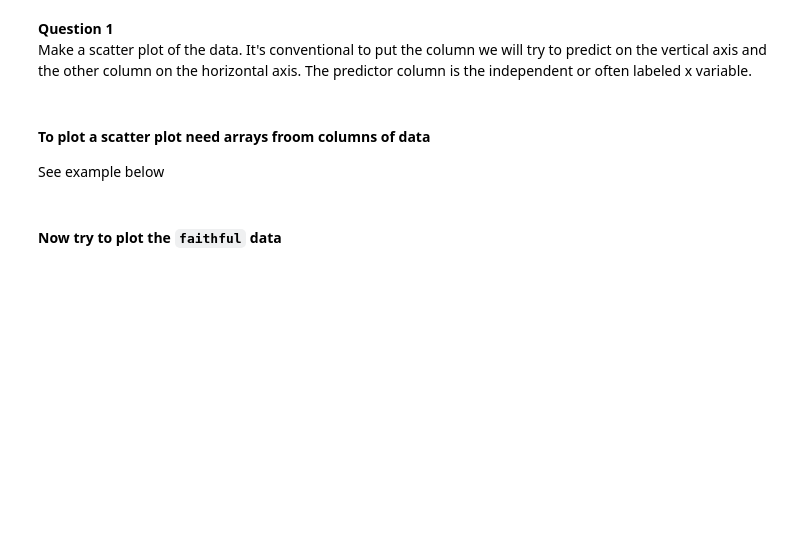
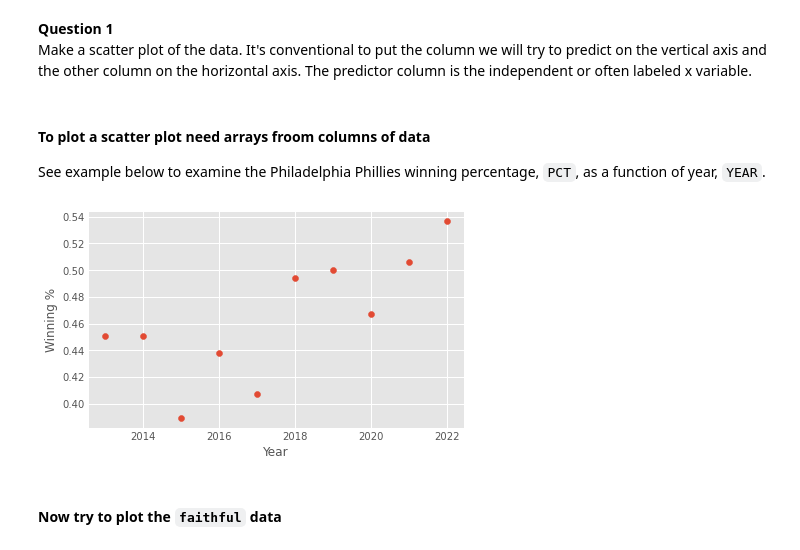
Before and after one commit to DataScienceTempleFirst/EDS, a Jupyter notebook: Fall2022/Lab08/lab8_Variation&Correlation.ipynb, the cells around one changed output. Drawn from its saved outputs; the diff is of its cells as text; code cells hidden in the pictures; blank space fills up the shorter version.

```diff
--- a/Fall2022/Lab08/lab8_Variation&Correlation.ipynb
+++ b/Fall2022/Lab08/lab8_Variation&Correlation.ipynb
@@ -14,7 +14,7 @@ import pandas as pd
 import matplotlib
 %matplotlib inline
 import matplotlib.pyplot as plt
-plt.style.use('fivethirtyeight')
+plt.style.use('ggplot')
 # Fix for datascience plots
 import collections as collections
 import collections.abc as abc
@@ -54,4 +54,4 @@ Make a scatter plot of the data.  It's conventional to put the column we will tr
 predictor_col = ... # This is the label as a string of the predictor column or independent x variable
 # %% [markdown]
 #### To plot a scatter plot need arrays froom columns of data
-See example below
+See example below to examine the Philadelphia Phillies winning percentage, `PCT`, as a function of year, `YEAR`.
@@ -65,6 +58,16 @@ exampledata
+# %%
+# EXAMPLE DATA AND SCATTER PLOT
+exampledata = Table().with_columns( \
+     'YEAR', np.arange(2013,2023,1), \
+     'PCT', make_array(.451,.451,.389,.438,.407,.494,.500,.467,.506,.537))
+exampledata
 # %%
-plt.scatter(exampledata.column('x'),exampledata.column('y')) # need to use each column as an array to plot
+plt.scatter(exampledata.column('YEAR'),exampledata.column('PCT')) # need to use each column as an array to plot
+plt.xlabel("Year")
+plt.ylabel("Winning %")
 plt.show()
+# %% [output]
+[figure, added]
 # %% [markdown]
 #### Now try to plot the `faithful` data
 # %%
```
Also changed, not shown: parts of 5 cells of this notebook.
